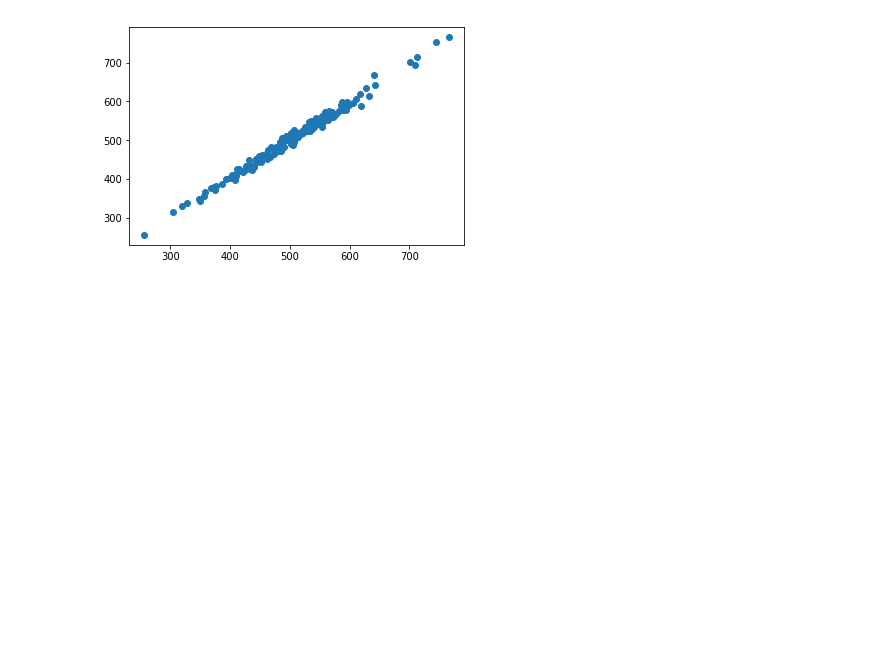
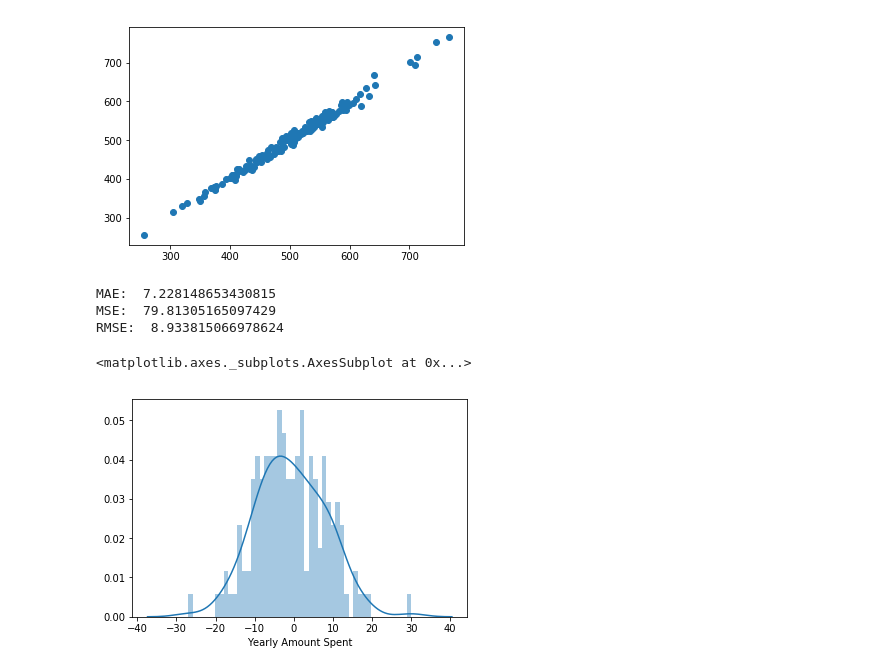
Before and after one commit to Joseorina/verbose-system, a Jupyter notebook: LinearRegressionProject.ipynb, the cells around one changed output. Saved outputs shown, nothing was run; the diff lists cells and outputs as text; code cells hidden in the pictures; blank space fills up the shorter version.

```diff
--- a/LinearRegressionProject.ipynb
+++ b/LinearRegressionProject.ipynb
@@ -152,4 +152,14 @@ plt.scatter(y_test,predictions)
 from sklearn import metrics
 print('MAE: ',metrics.mean_absolute_error(y_test,predictions))
 print('MSE: ',metrics.mean_squared_error(y_test,predictions))
-print('RMSE: ',np.sqrt(metrics))
+print('RMSE: ',np.sqrt(metrics.mean_squared_error(y_test,predictions)))
+# %% [output]
+MAE:  7.228148653430815
+MSE:  79.81305165097429
+RMSE:  8.933815066978624
+# %%
+#Residuals
+sns.distplot((y_test-predictions),bins=50)
+# %% [output]
+<matplotlib.axes._subplots.AxesSubplot at 0x...>
+[figure, added]
```
Also changed, not shown: parts of 1 cell of this notebook.
